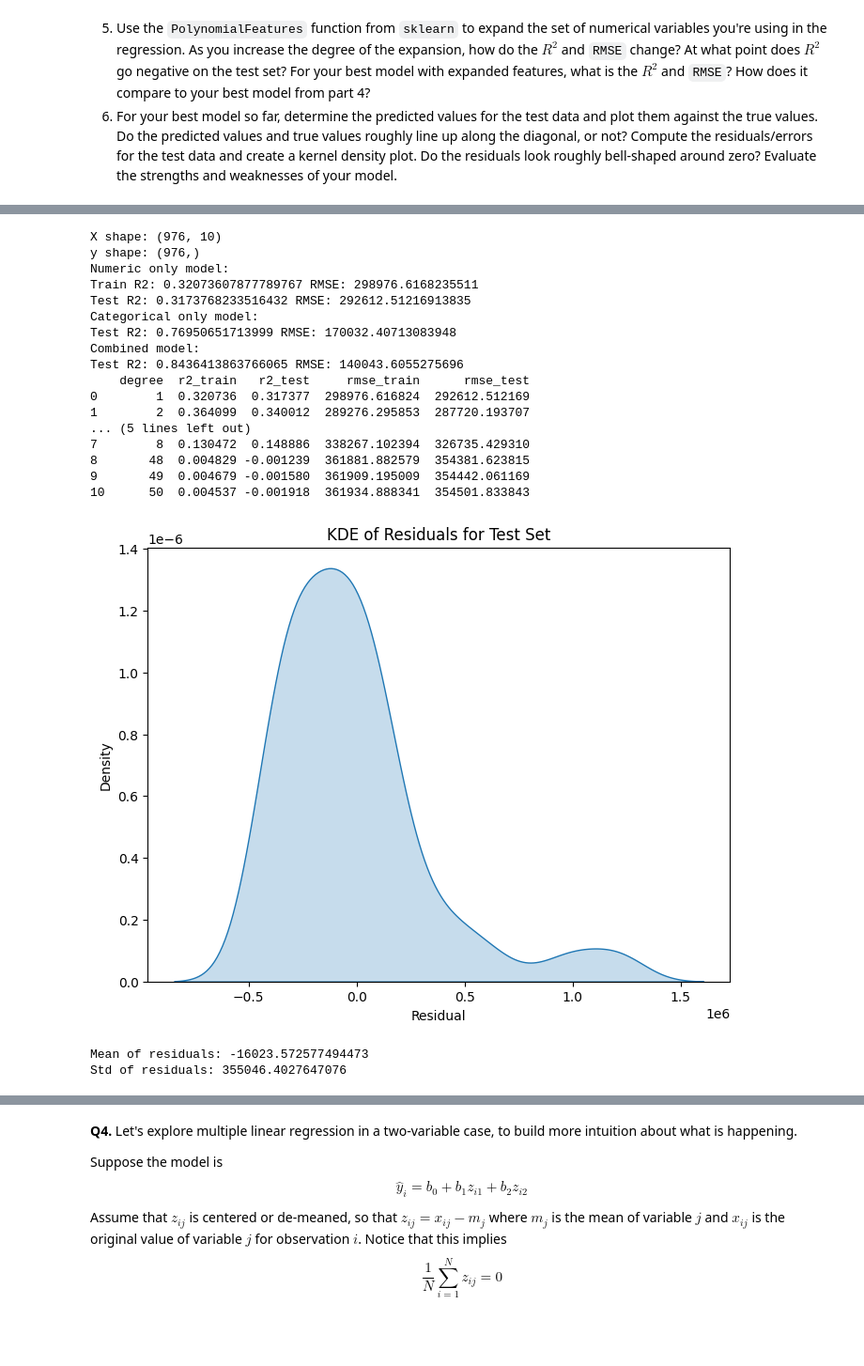
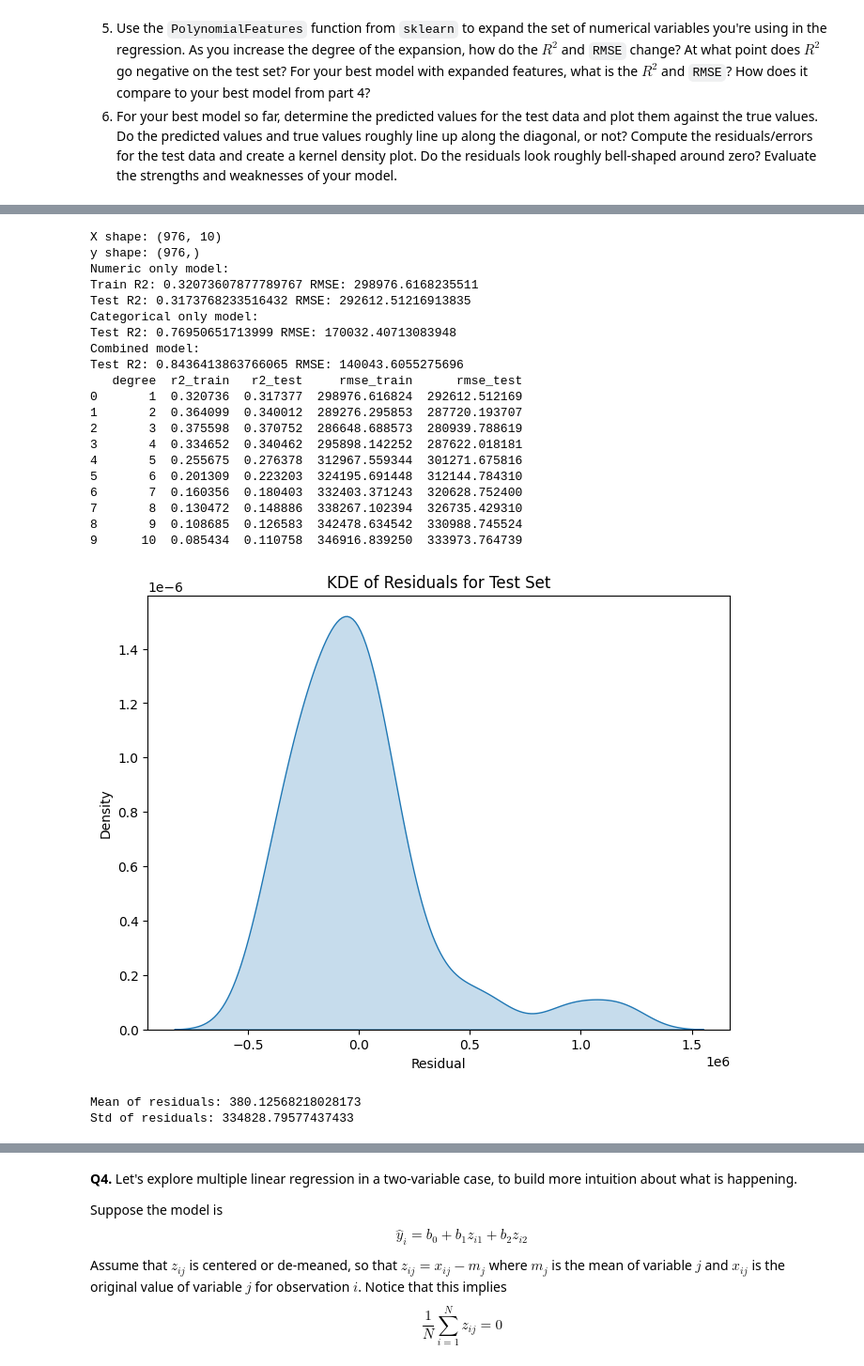
Before and after one commit to allyoshea/linear_models, a Jupyter notebook: assignment/assignment.ipynb, the cells around one changed output, grey strips where cells are left out. Shown at 94% size. Cells and saved outputs as stored; diff of their text form; code cells hidden in the pictures; blank space fills up the shorter version.

```diff
--- a/assignment/assignment.ipynb
+++ b/assignment/assignment.ipynb
@@ -393,7 +393,7 @@ rmse_test_all = np.sqrt(mean_squared_error(y_test, y_test_pred_all))
 print("Combined model:")
 print("Test R2:", r2_test_all, "RMSE:", rmse_test_all)
 
-degrees = [1, 2, 3, 4, 5, 6, 7, 8, 48, 49, 50]  # you can increase gradually
+degrees = [1, 2, 3, 4, 5, 6, 7, 8, 9, 10]  # you can increase gradually
 results = []
 
 for d in degrees:
@@ -446,41 +446,44 @@ RangeIndex: 976 entries, 0 to 975
 Data columns (total 12 columns):
  #   Column             Non-Null Count  Dtype
 ---  ------             --------------  -----
  0   Unnamed: 0         976 non-null    int64
  1   Make               976 non-null    object
  2   Make_Year          976 non-null    int64
  3   Color              976 non-null    object
  4   Body_Type          976 non-null    object
  5   Mileage_Run        976 non-null    int64
  6   No_of_Owners       976 non-null    object
  7   Seating_Capacity   976 non-null    int64
  8   Fuel_Type          976 non-null    object
  9   Transmission       976 non-null    object
  10  Transmission_Type  976 non-null    object
  11  Price              976 non-null    int64
 dtypes: int64(5), object(7)
 memory usage: 91.6+ KB
 ['1st' '2nd' '3rd']
 [figure]
 [figure]
 [figure]
 X shape: (976, 10)
 y shape: (976,)
 Numeric only model:
 Train R2: 0.32073607877789767 RMSE: 298976.6168235511
 Test R2: 0.3173768233516432 RMSE: 292612.51216913835
 Categorical only model:
 Test R2: 0.76950651713999 RMSE: 170032.40713083948
 Combined model:
 Test R2: 0.8436413863766065 RMSE: 140043.6055275696
-    degree  r2_train   r2_test     rmse_train      rmse_test
-0        1  0.320736  0.317377  298976.616824  292612.512169
-1        2  0.364099  0.340012  289276.295853  287720.193707
-... (5 lines left out)
-7        8  0.130472  0.148886  338267.102394  326735.429310
-8       48  0.004829 -0.001239  361881.882579  354381.623815
-9       49  0.004679 -0.001580  361909.195009  354442.061169
-10      50  0.004537 -0.001918  361934.888341  354501.833843
+   degree  r2_train   r2_test     rmse_train      rmse_test
+0       1  0.320736  0.317377  298976.616824  292612.512169
+1       2  0.364099  0.340012  289276.295853  287720.193707
+2       3  0.375598  0.370752  286648.688573  280939.788619
+3       4  0.334652  0.340462  295898.142252  287622.018181
+4       5  0.255675  0.276378  312967.559344  301271.675816
+5       6  0.201309  0.223203  324195.691448  312144.784310
+6       7  0.160356  0.180403  332403.371243  320628.752400
+7       8  0.130472  0.148886  338267.102394  326735.429310
+8       9  0.108685  0.126583  342478.634542  330988.745524
+9      10  0.085434  0.110758  346916.839250  333973.764739
-[figure, old version]
+[figure, new version]
-Mean of residuals: -16023.572577494473
-Std of residuals: 355046.4027647076
+Mean of residuals: 380.12568218028173
+Std of residuals: 334828.79577437433
```
Also changed, not shown: parts of 1 cell of this notebook.
